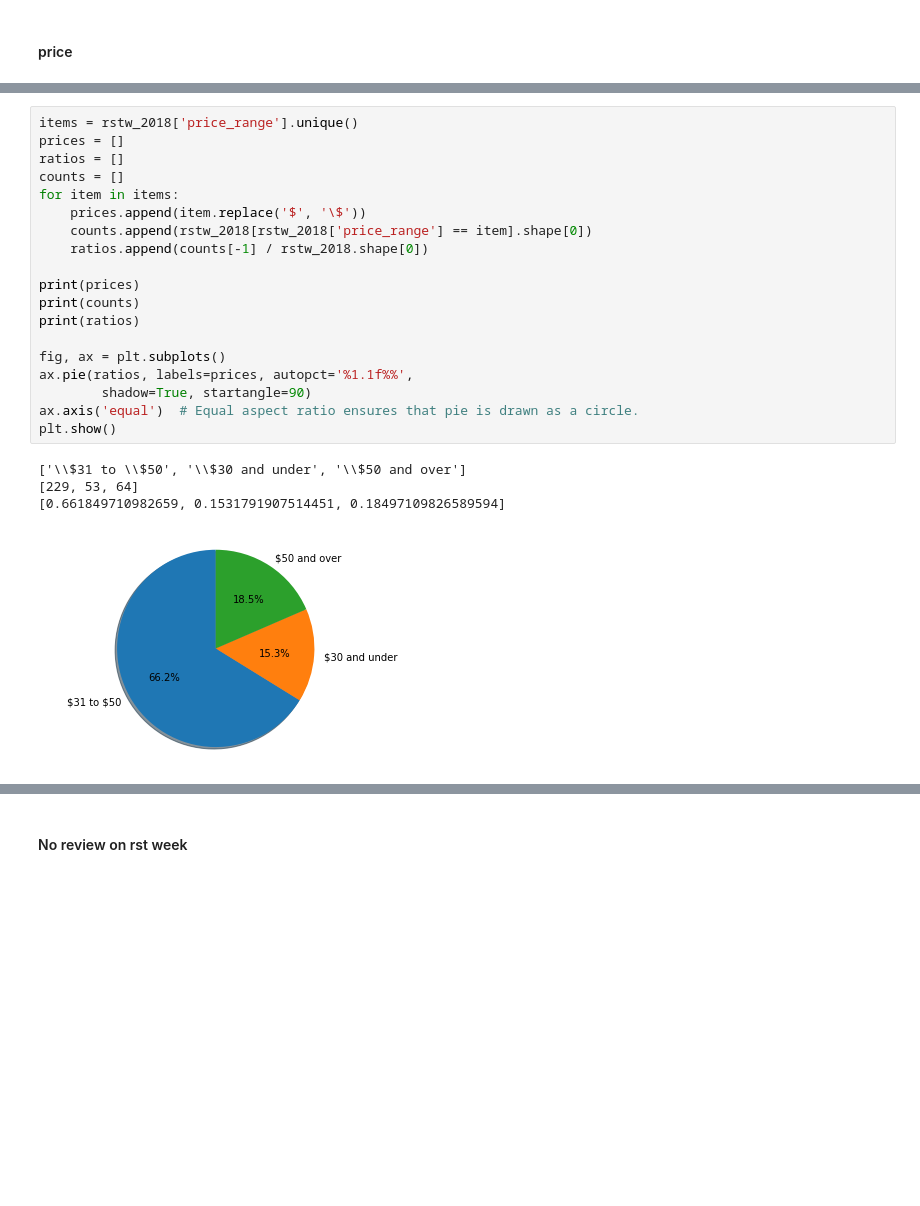
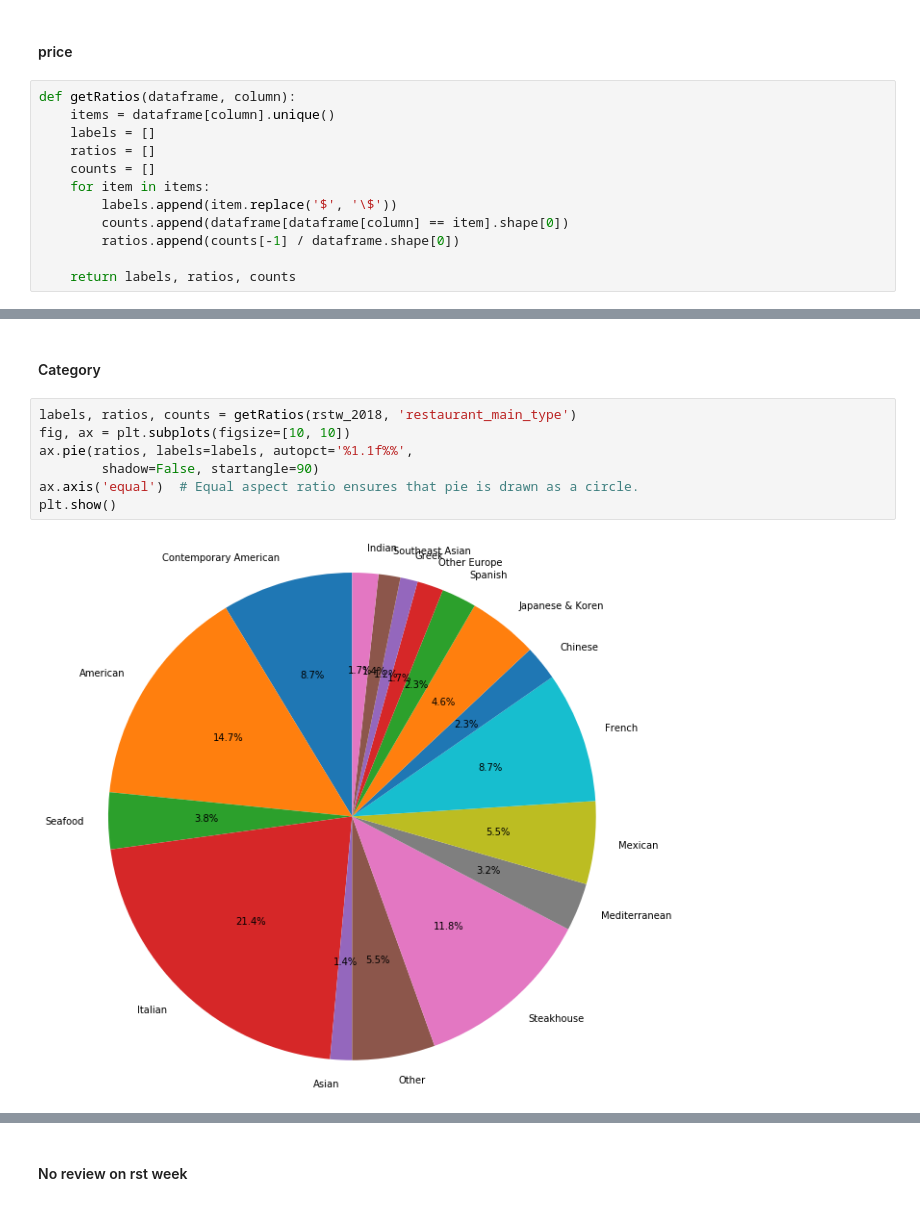
Before and after one commit to ctc316/NYC_RstWeek, a Jupyter notebook: analysis.ipynb, the cells around one changed output, grey strips where cells are left out. Cells and saved outputs as stored; diff of their text form; blank space fills up the shorter version.

```diff
--- a/analysis.ipynb
+++ b/analysis.ipynb
@@ -167,3 +125,15 @@ display(analysis)
 ### Profiling Restaurant Week 2018 Summer
 # %% [markdown]
 #### price
+# %%
+def getRatios(dataframe, column):
+    items = dataframe[column].unique()
+    labels = []
+    ratios = []
+    counts = []
+    for item in items:
+        labels.append(item.replace('$', '\$'))
+        counts.append(dataframe[dataframe[column] == item].shape[0])
+        ratios.append(counts[-1] / dataframe.shape[0])
+
+    return labels, ratios, counts
@@ -170,24 +149,11 @@ display(analysis)
+# %% [markdown]
+#### Category
 # %%
-items = rstw_2018['price_range'].unique()
-prices = []
-ratios = []
-counts = []
-for item in items:
-    prices.append(item.replace('$', '\$'))
-    counts.append(rstw_2018[rstw_2018['price_range'] == item].shape[0])
-    ratios.append(counts[-1] / rstw_2018.shape[0])
-
-print(prices)
-print(counts)
-print(ratios)
-
-fig, ax = plt.subplots()
-ax.pie(ratios, labels=prices, autopct='%1.1f%%',
-        shadow=True, startangle=90)
+labels, ratios, counts = getRatios(rstw_2018, 'restaurant_main_type')
+fig, ax = plt.subplots(figsize=[10, 10])
+ax.pie(ratios, labels=labels, autopct='%1.1f%%',
+        shadow=False, startangle=90)
 ax.axis('equal')  # Equal aspect ratio ensures that pie is drawn as a circle.
 plt.show()
 # %% [output]
-['\\$31 to \\$50', '\\$30 and under', '\\$50 and over']
-[229, 53, 64]
-[0.661849710982659, 0.1531791907514451, 0.18497109826589594]
-[figure, old version]
+[figure, new version]
```
Also changed, not shown: parts of 4 cells of this notebook, 2 other files.
